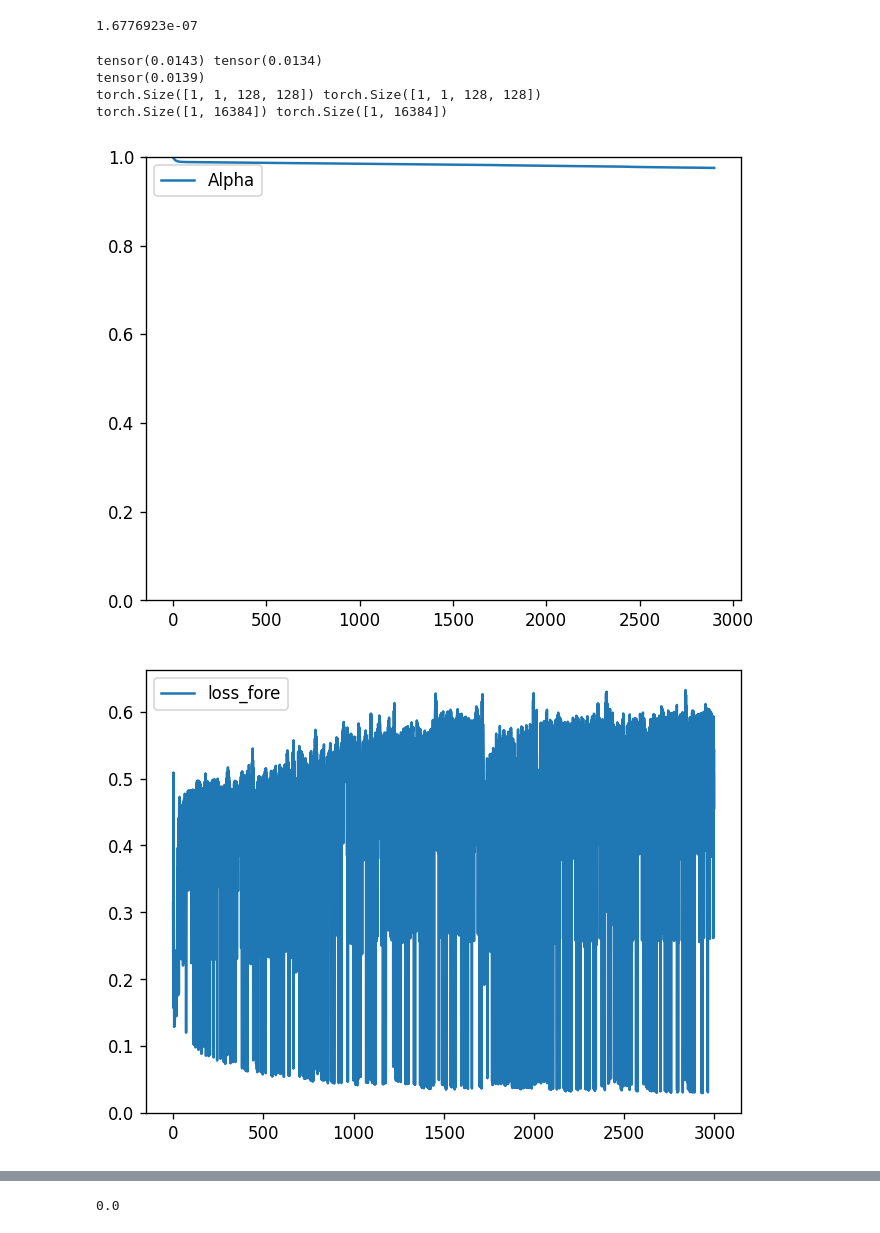
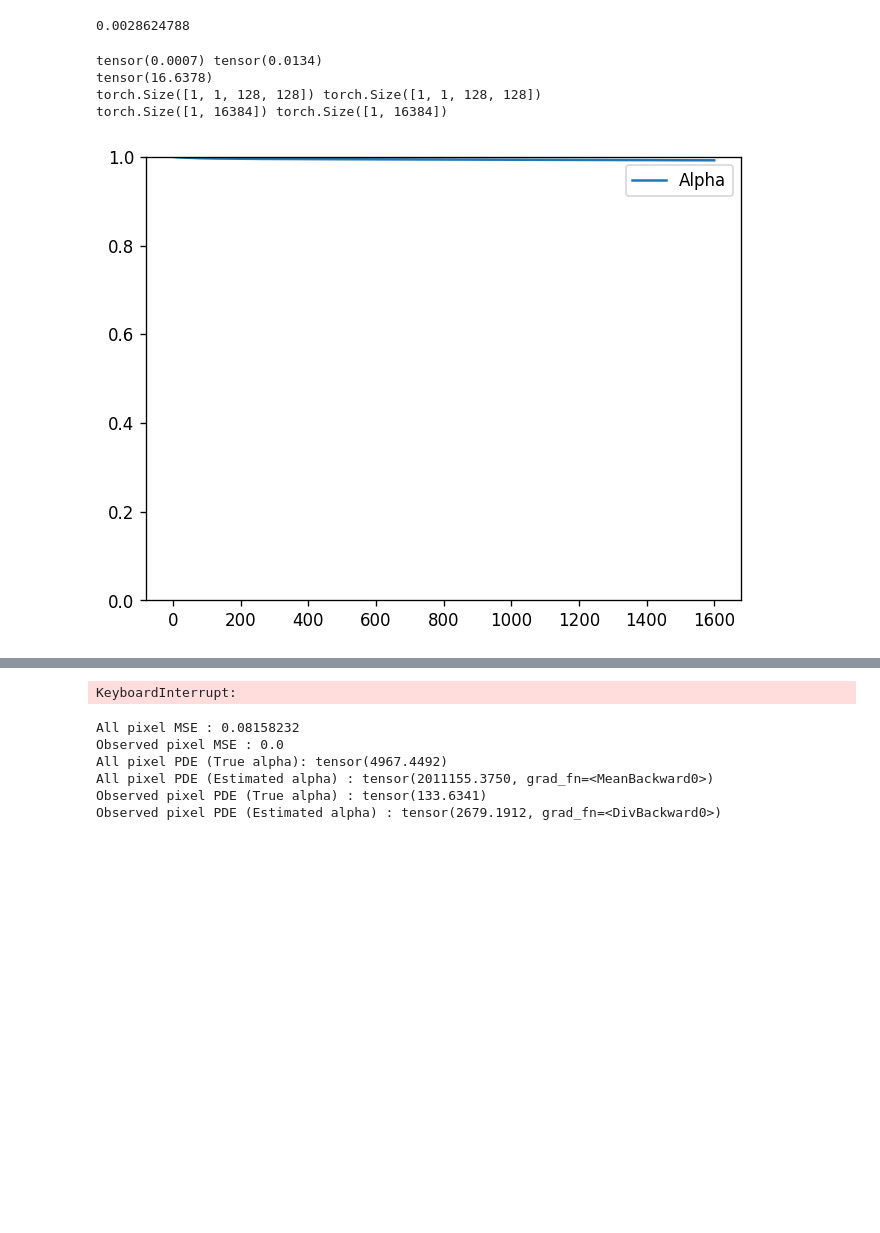
Before and after one commit to DohyunBu/PICSB, a Jupyter notebook: train_BU.ipynb, the cells around one changed output, grey strips where cells are left out. Saved outputs shown, nothing was run; the diff lists cells and outputs as text; code cells hidden in the pictures; blank space fills up the shorter version.

```diff
--- a/train_BU.ipynb
+++ b/train_BU.ipynb
@@ -23,7 +23,7 @@ torch.cuda.manual_seed_all(seed)
 torch.backends.cudnn.deterministic = True
 torch.backends.cudnn.benchmark = False
 # %%
-high_resol_coef = 0.1
+high_resol_coef = 0.01
 low_resol_coef = 0.05
 
 data1 = generate_dataset(
@@ -46,12 +46,12 @@ data2 = generate_dataset(
     T=1.0,
     L=1.0,
     grf_type="periodic",
-    n_sensors=100,
+    n_sensors=13,
     fixed_sensors=True,
     seed=20,
 )
-data1 = fill_missing_with_cubic_interp(data1)
-data2 = fill_missing_with_cubic_interp(data2)
+data1 = fill_missing_with_linear_interp(data1)
+data2 = fill_missing_with_linear_interp(data2)
 plot_full_and_observed_heatmaps(data1, sample_idx=0)
 plot_full_and_observed_heatmaps(data2, sample_idx=0)
 # %% [output]
@@ -60,7 +60,7 @@ plot_full_and_observed_heatmaps(data2, sample_idx=0)
 # %%
 ((np.abs(data2['U_full'] - data2['U_filled']))**2).mean()
 # %% [output]
-1.6776923e-07
+0.0028624788
 # %%
 WA, WB, starts = make_paired_time_window_dataset(
     data1, # full grid 줄 친구
@@ -86,18 +86,17 @@ print(WA_scaled.shape, WB_scaled.shape)
 # WA *= 3
 # WB *= 10
 # %% [output]
-tensor(0.0143) tensor(0.0134)
-tensor(0.0139)
+tensor(0.0007) tensor(0.0134)
+tensor(16.6378)
 torch.Size([1, 1, 128, 128]) torch.Size([1, 1, 128, 128])
 torch.Size([1, 16384]) torch.Size([1, 16384])
 # %%
 steps = 10
 eps_train = 0.01
 eps_test = 0.01
-sb_object = model_bu.sb_muti_model([WA, WB],[0,1],N_train=3000, base_lr=1e-3,
+sb_object = model_bu.sb_muti_model([WA, WB],[0,1],N_train=3000, base_lr=1e-4,
                               steps=steps,eps_train=eps_train,eps_test=eps_test,patience=500,B=WA_scaled.shape[0],lambda_=1e-3,clamp=False,save=True, mask_list=mask_list)
 # %%
-sb_object.train(low_resol_coef)
+sb_object.train(low_resol_coef=low_resol_coef)
 # %% [output]
-[figure, old version]
+[figure, new version]
-[figure, removed]
@@ -106,3 +103,4 @@ sb_object.train(low_resol_coef)
+KeyboardInterrupt:
 # %%
 sb_object.finetuning_load('model_bu/finetuning_end.pt')
 # %%
@@ -115,4 +125,14 @@ predict = stitch_windows(predict, starts, win_T=128, Nx=128, stride=128)
 # %%
-(np.abs(data2['U_full'].squeeze(0).squeeze(0)[:, data2['mask']] - predict.detach().cpu().numpy()[:, data2['mask']])**2).mean()
+print("All pixel MSE :", (np.abs(data2['U_full'].squeeze(0).squeeze(0) - predict.detach().cpu().numpy())**2).mean())
+print("Observed pixel MSE :", (np.abs(data2['U_full'].squeeze(0).squeeze(0)[:, data2['mask']] - predict.detach().cpu().numpy()[:, data2['mask']])**2).mean())
+print("All pixel PDE (True alpha):", burgers_pde_mse(predict.unsqueeze(0).unsqueeze(0), low_resol_coef))
+print("All pixel PDE (Estimated alpha) :", burgers_pde_mse(predict.unsqueeze(0).unsqueeze(0), sb_object.alpha.to('cpu')))
+print("Observed pixel PDE (True alpha) :", burgers_pde_mse_observed_pixel(predict.unsqueeze(0).unsqueeze(0), low_resol_coef, WB_mask))
+print("Observed pixel PDE (Estimated alpha) :", burgers_pde_mse_observed_pixel(predict.unsqueeze(0).unsqueeze(0), sb_object.alpha.to('cpu'), WB_mask))
 # %% [output]
-0.0
+All pixel MSE : 0.08158232
+Observed pixel MSE : 0.0
+All pixel PDE (True alpha): tensor(4967.4492)
+All pixel PDE (Estimated alpha) : tensor(2011155.3750, grad_fn=<MeanBackward0>)
+Observed pixel PDE (True alpha) : tensor(133.6341)
+Observed pixel PDE (Estimated alpha) : tensor(2679.1912, grad_fn=<DivBackward0>)
```
Also changed, not shown: parts of 12 cells of this notebook.
